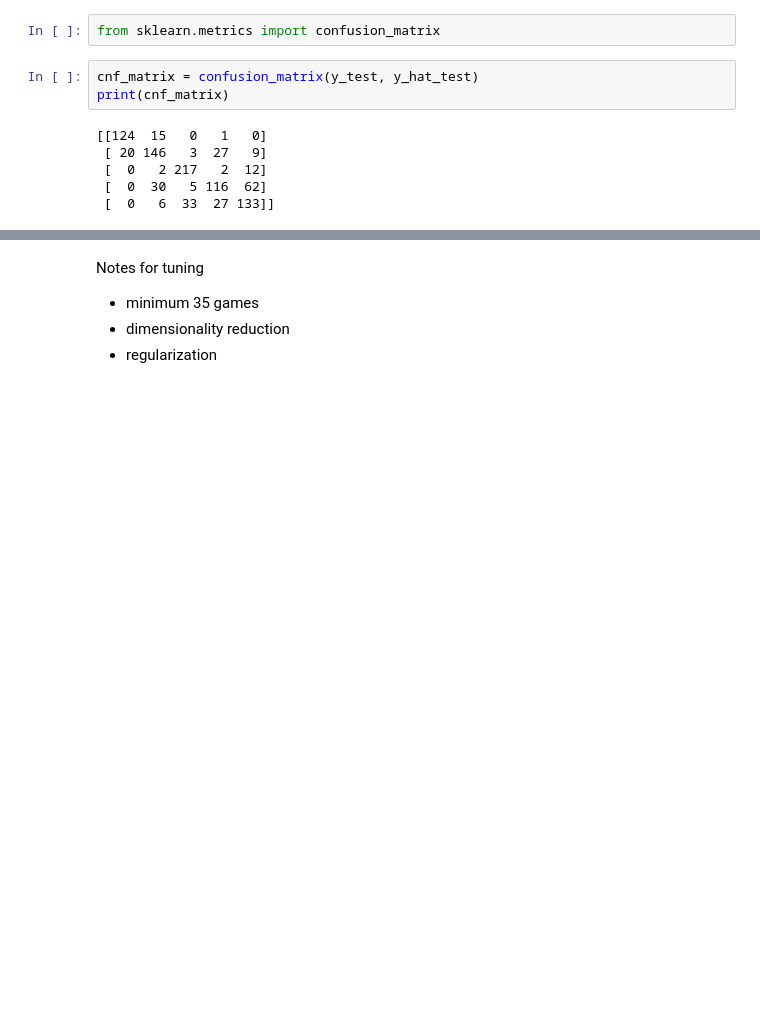
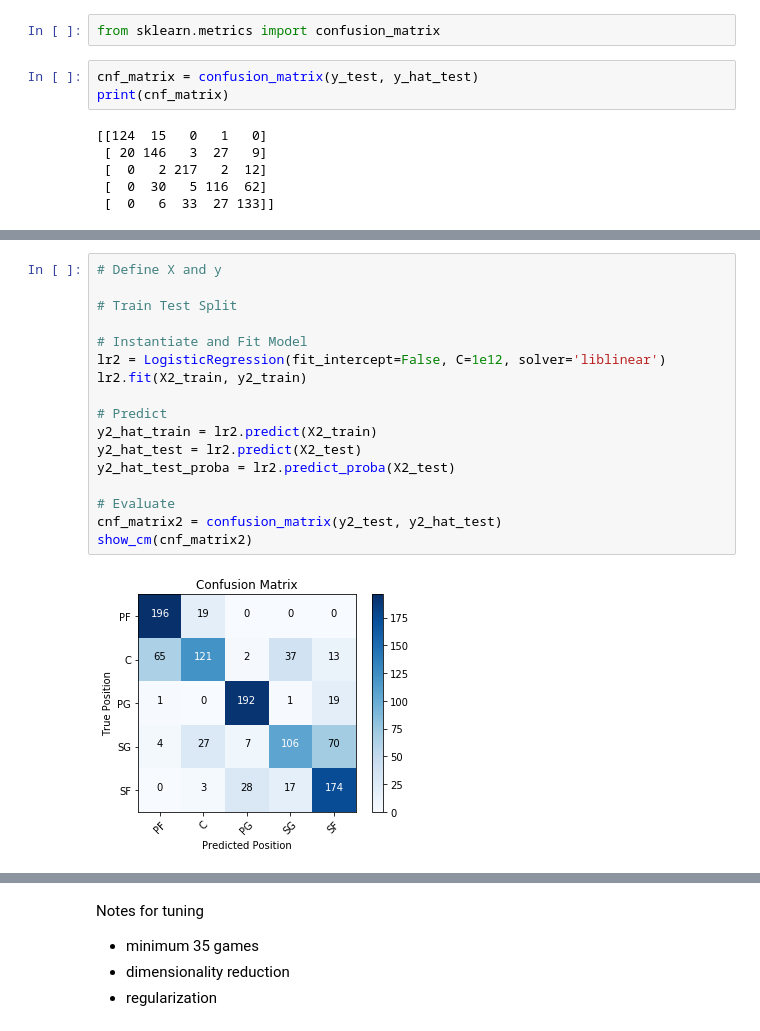
Before and after one commit to chum46/AI-Scout-Pro-Basketball, a Jupyter notebook: notebooks/exploratory/FSM.ipynb, the cells around one changed output, grey strips where cells are left out. Drawn from its saved outputs; the diff is of its cells as text; blank space fills up the shorter version.

```diff
--- a/notebooks/exploratory/FSM.ipynb
+++ b/notebooks/exploratory/FSM.ipynb
@@ -250,0 +463,19 @@ plt.show()
+# %%
+# Define X and y
+
+# Train Test Split
+
+# Instantiate and Fit Model
+lr2 = LogisticRegression(fit_intercept=False, C=1e12, solver='liblinear')
+lr2.fit(X2_train, y2_train)
+
+# Predict
+y2_hat_train = lr2.predict(X2_train)
+y2_hat_test = lr2.predict(X2_test)
+y2_hat_test_proba = lr2.predict_proba(X2_test)
+
+# Evaluate
+cnf_matrix2 = confusion_matrix(y2_test, y2_hat_test)
+show_cm(cnf_matrix2)
+# %% [output]
+[figure, added]
```
Also changed, not shown: parts of 64 cells of this notebook, 1 other file.
